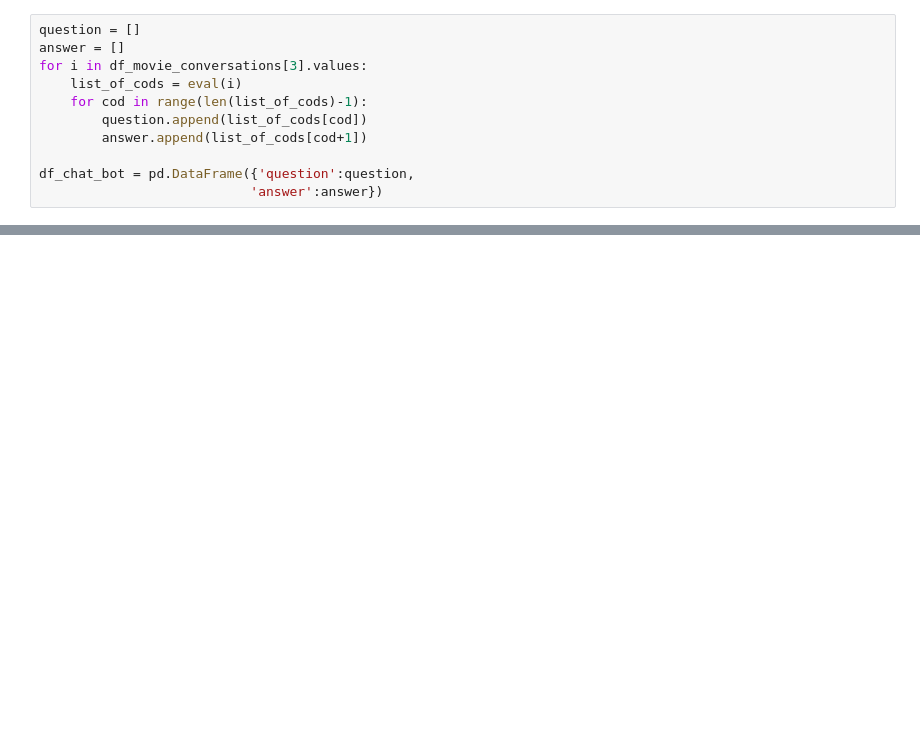
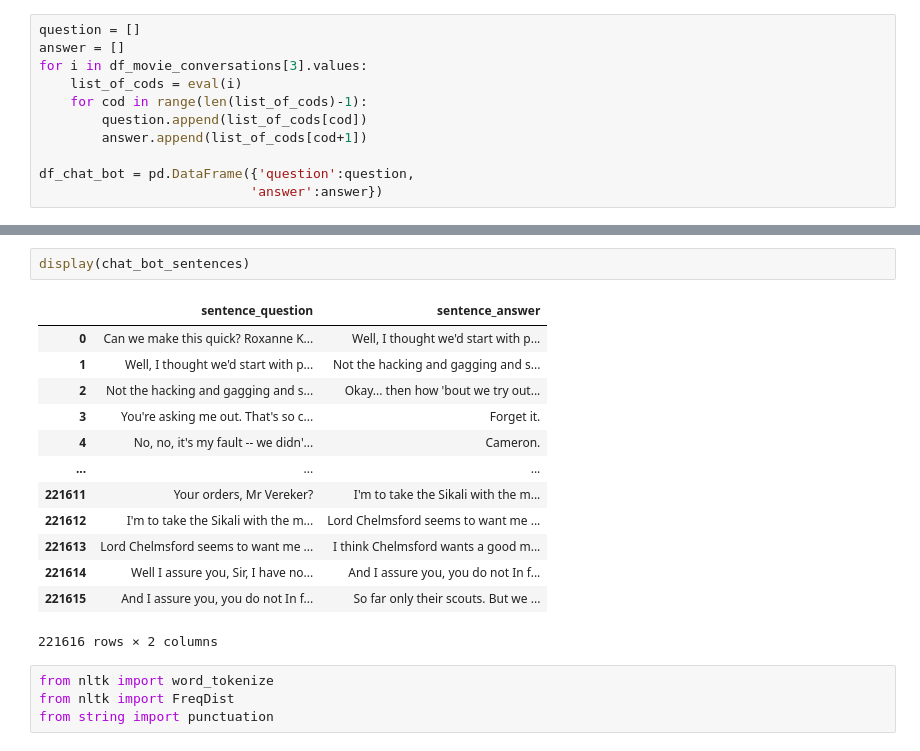
Before and after one commit to ludsonfelipe/data_projects, a Jupyter notebook: NLP - Chat Bot/Chat Bot.ipynb, the cells around one changed output, grey strips where cells are left out. Saved outputs shown, nothing was run; the diff lists cells and outputs as text; blank space fills up the shorter version.

```diff
--- a/NLP - Chat Bot/Chat Bot.ipynb
+++ b/NLP - Chat Bot/Chat Bot.ipynb
@@ -108,0 +115,20 @@ df_chat_bot
+# %%
+display(chat_bot_sentences)
+# %% [output]
+|  | sentence_question | sentence_answer |
+| 0 | Can we make this quick? Roxanne K... | Well, I thought we'd start with p... |
+| 1 | Well, I thought we'd start with p... | Not the hacking and gagging and s... |
+| 2 | Not the hacking and gagging and s... | Okay... then how 'bout we try out... |
+| 3 | You're asking me out. That's so c... | Forget it. |
+| 4 | No, no, it's my fault -- we didn'... | Cameron. |
+| ... | ... | ... |
+| 221611 | Your orders, Mr Vereker? | I'm to take the Sikali with the m... |
+| 221612 | I'm to take the Sikali with the m... | Lord Chelmsford seems to want me ... |
+| 221613 | Lord Chelmsford seems to want me ... | I think Chelmsford wants a good m... |
+| 221614 | Well I assure you, Sir, I have no... | And I assure you, you do not In f... |
+| 221615 | And I assure you, you do not In f... | So far only their scouts. But we ... |
+221616 rows × 2 columns
+# %%
+from nltk import word_tokenize
+from nltk import FreqDist
+from string import punctuation
```
Also changed, not shown: parts of 9 cells of this notebook.
